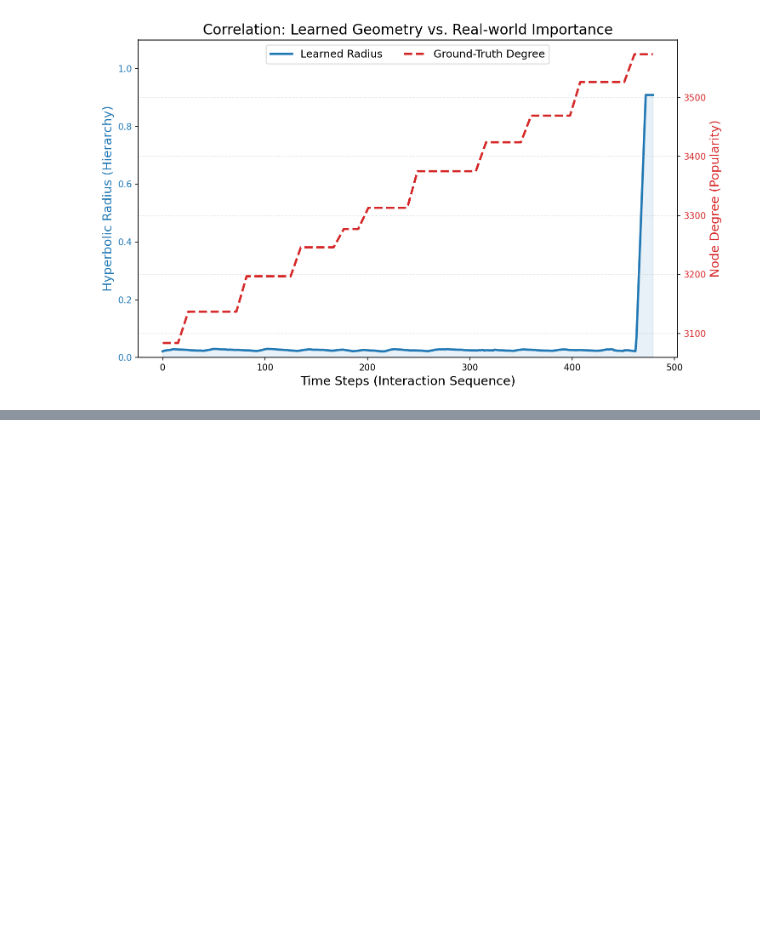
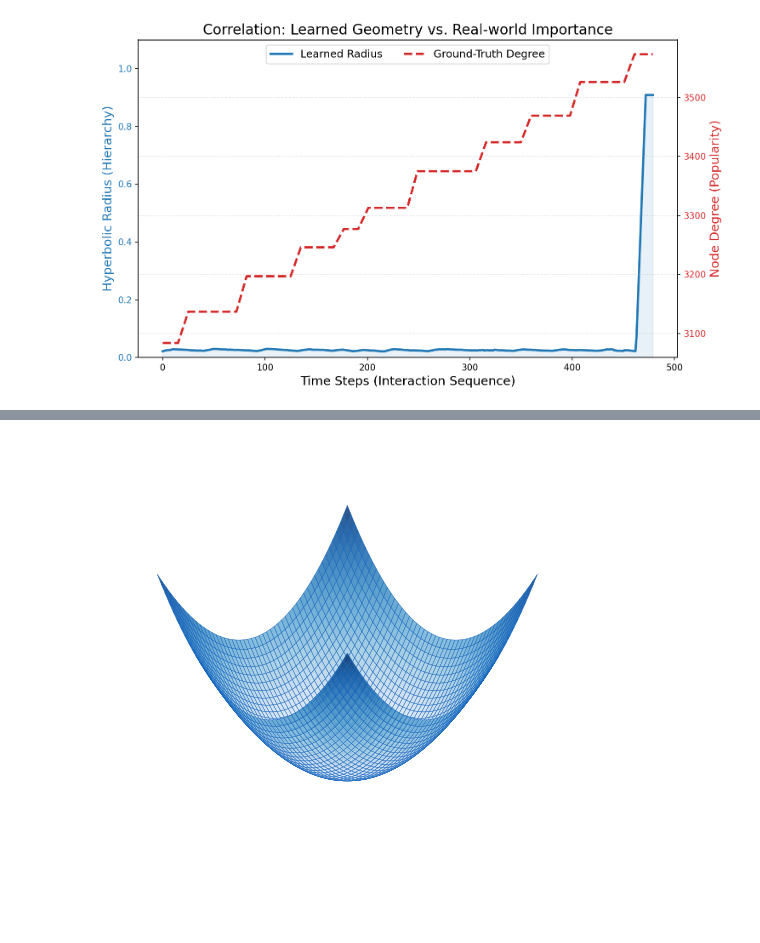
Before and after one commit to Taiowaz/H-SACT, a Jupyter notebook: aux-exp/RQ6/rq6.ipynb, the cells around one changed output, grey strips where cells are left out. Drawn from its saved outputs; the diff is of its cells as text; code cells hidden in the pictures; blank space fills up the shorter version.

```diff
--- a/aux-exp/RQ6/rq6.ipynb
+++ b/aux-exp/RQ6/rq6.ipynb
@@ -531,0 +577,81 @@ plt.show()
+# %%
+import numpy as np
+import matplotlib.pyplot as plt
+from mpl_toolkits.mplot3d import Axes3D
+from matplotlib import cm
+
+# 创建数据
+x = np.linspace(-2, 2, 50)
+y = np.linspace(-2, 2, 50)
+X, Y = np.meshgrid(x, y)
+Z = X**2 + Y**2
+
+# 创建图形
+fig = plt.figure(figsize=(5, 5))
+ax = fig.add_subplot(111, projection="3d")
+
+# 绘制曲面图（统一淡蓝色渐变，深度由Z值决定）
+surf = ax.plot_surface(
+    X,
+    Y,
+    Z,
+    cmap="Blues",  # 统一蓝色渐变
+    linewidth=0.3,
+    edgecolor="#1565C0",  # 深蓝色网格线
+    alpha=0.85,
+    antialiased=True,
+    vmin=Z.min(),  # 确保颜色映射从最小值开始
+    vmax=Z.max(),  # 到最大值结束
+)
+
+# ================= 隐藏所有坐标轴 =================
+# 隐藏坐标轴标签
+ax.set_xlabel("")
+ax.set_ylabel("")
+ax.set_zlabel("")
+
+# 隐藏刻度
+ax.set_xticks([])
+ax.set_yticks([])
+ax.set_zticks([])
+
+# 隐藏坐标轴线和背景网格
+ax.xaxis.pane.fill = False
+ax.yaxis.pane.fill = False
+ax.zaxis.pane.fill = False
+ax.xaxis.pane.set_edgecolor("none")
+ax.yaxis.pane.set_edgecolor("none")
+ax.zaxis.pane.set_edgecolor("none")
+
+# 隐藏网格
+ax.grid(False)
+
+# 隐藏坐标轴线
+ax.xaxis.line.set_color((1.0, 1.0, 1.0, 0.0))
+ax.yaxis.line.set_color((1.0, 1.0, 1.0, 0.0))
+ax.zaxis.line.set_color((1.0, 1.0, 1.0, 0.0))
+
+# 完全隐藏坐标轴
+ax.axis("off")
+
+# ================= 设置视角 =================
+ax.view_init(elev=25, azim=135)  # 向右旋转90度
+
+# ================= 不添加颜色条（已注释掉）=================
+# cbar = fig.colorbar(surf, shrink=0.5, aspect=10, pad=0.1)
+# cbar.set_label("Depth", rotation=270, labelpad=20, color="#1565C0")
+# cbar.ax.tick_params(colors="#1565C0")
+
+plt.tight_layout()
+
+# ================= 保存为透明背景 =================
+plt.savefig(
+    "surface_uniform_blue_transparent.png",
+    dpi=300,
+    bbox_inches="tight",
+    transparent=True,  # 透明背景
+    pad_inches=0.1,
+)
+print("✅ 透明背景、无图例的蓝色曲面图已保存: surface_uniform_blue_transparent.png")
+plt.show()
+# %% [output]
@@ -531,0 +659 @@ plt.show()
+[figure, added]
```
Also changed, not shown: parts of 11 cells of this notebook, 6 other files.
